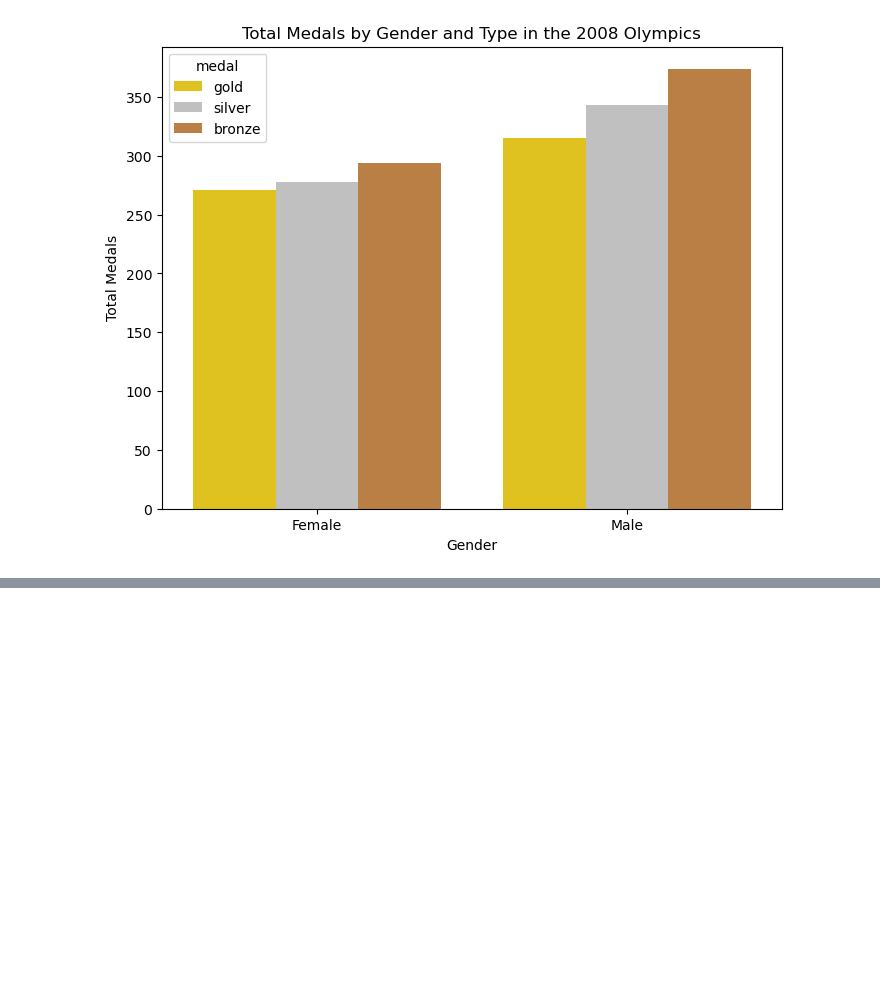
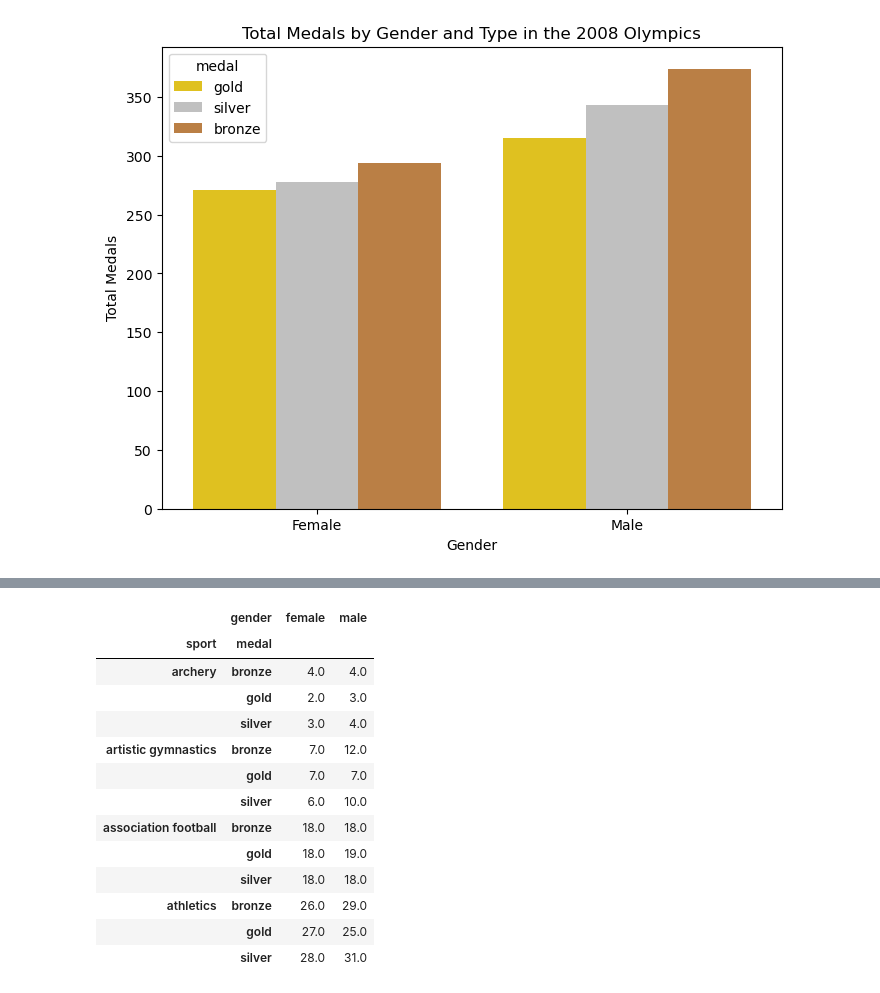
Before and after one commit to naraujodc/Araujo_Data_Science_Portfolio, a Jupyter notebook: TidyData-Project/TidyData.ipynb, the cells around one changed output, grey strips where cells are left out. Drawn from its saved outputs; the diff is of its cells as text; code cells hidden in the pictures; blank space fills up the shorter version.

```diff
--- a/TidyData-Project/TidyData.ipynb
+++ b/TidyData-Project/TidyData.ipynb
@@ -103,0 +121,25 @@ plt.xticks(ticks=[0,1], labels=["Female", "Male"])
+# %%
+# aggregate data to count number of medals by sport, gender, and medal type
+df_sport = pd.pivot_table(df_medals,
+                          index="sport",
+                          columns="gender",
+                          values="medal",
+                          aggfunc="value_counts")
+
+# view first rows of the pivot table
+df_sport.head(12)
+# %% [output]
+|  | gender | female | male |
+| sport | medal |  |  |
+| archery | bronze | 4.0 | 4.0 |
+|  | gold | 2.0 | 3.0 |
+|  | silver | 3.0 | 4.0 |
+| artistic gymnastics | bronze | 7.0 | 12.0 |
+|  | gold | 7.0 | 7.0 |
+|  | silver | 6.0 | 10.0 |
+| association football | bronze | 18.0 | 18.0 |
+|  | gold | 18.0 | 19.0 |
+|  | silver | 18.0 | 18.0 |
+| athletics | bronze | 26.0 | 29.0 |
+|  | gold | 27.0 | 25.0 |
+|  | silver | 28.0 | 31.0 |
```
Also changed, not shown: parts of 7 cells of this notebook.
